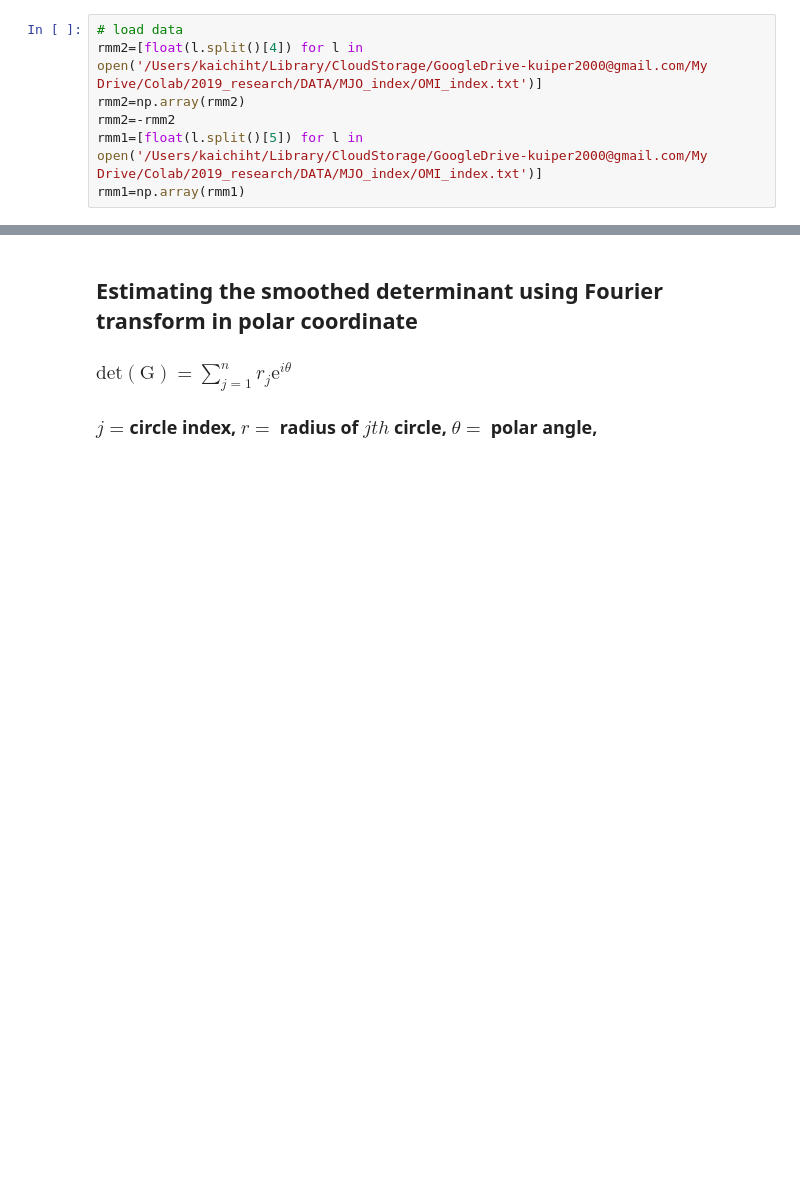
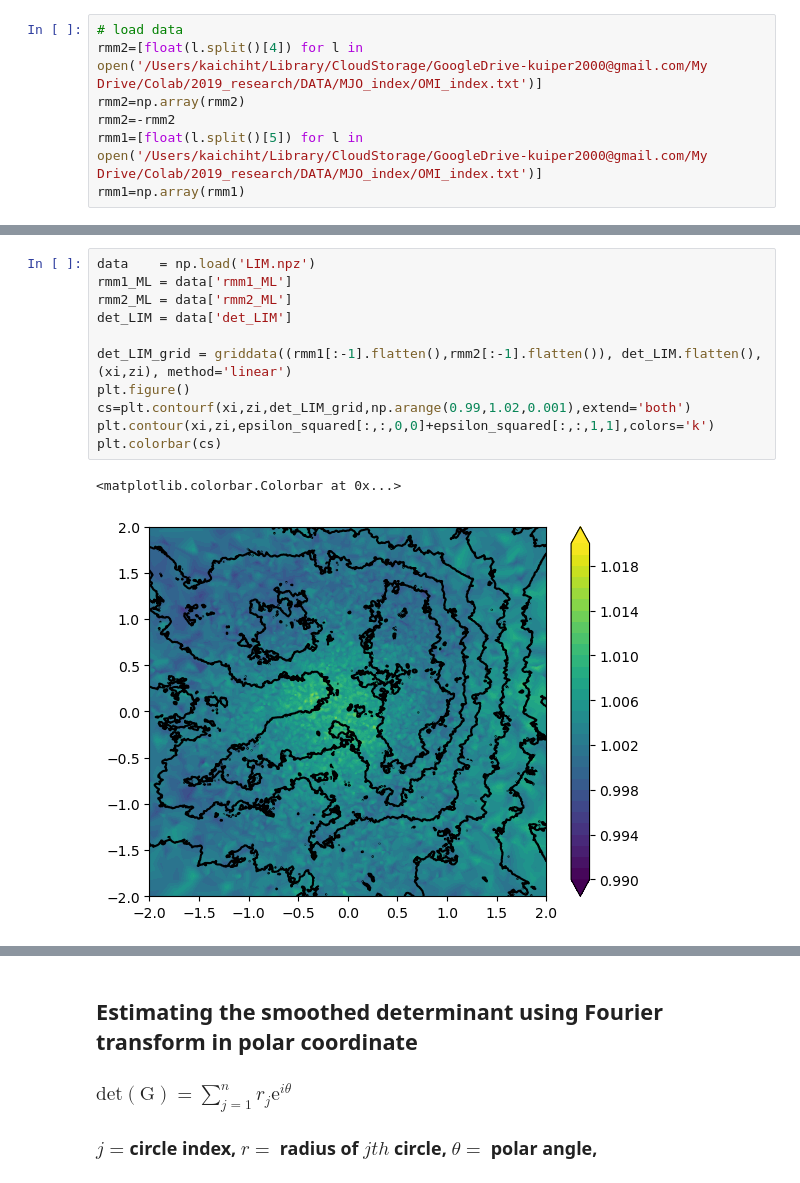
Before and after one commit to kuiper2000/Liouville_Model_Repository, a Jupyter notebook: MJO_Liouville_LIM3.ipynb, the cells around one changed output, grey strips where cells are left out. Saved outputs shown, nothing was run; the diff lists cells and outputs as text; blank space fills up the shorter version.

```diff
--- a/MJO_Liouville_LIM3.ipynb
+++ b/MJO_Liouville_LIM3.ipynb
@@ -127,0 +109,14 @@ np.savez('LIM.npz', det_LIM=det_LIM,rmm1_ML=rmm1_ML,rmm2_ML=rmm2_ML)
+# %%
+data    = np.load('LIM.npz')
+rmm1_ML = data['rmm1_ML']
+rmm2_ML = data['rmm2_ML']
+det_LIM = data['det_LIM']
+
+det_LIM_grid = griddata((rmm1[:-1].flatten(),rmm2[:-1].flatten()), det_LIM.flatten(), (xi,zi), method='linear')
+plt.figure()
+cs=plt.contourf(xi,zi,det_LIM_grid,np.arange(0.99,1.02,0.001),extend='both')
+plt.contour(xi,zi,epsilon_squared[:,:,0,0]+epsilon_squared[:,:,1,1],colors='k')
+plt.colorbar(cs)
+# %% [output]
+<matplotlib.colorbar.Colorbar at 0x...>
+[figure, added]
```
Also changed, not shown: parts of 28 cells of this notebook, 2 other files.
